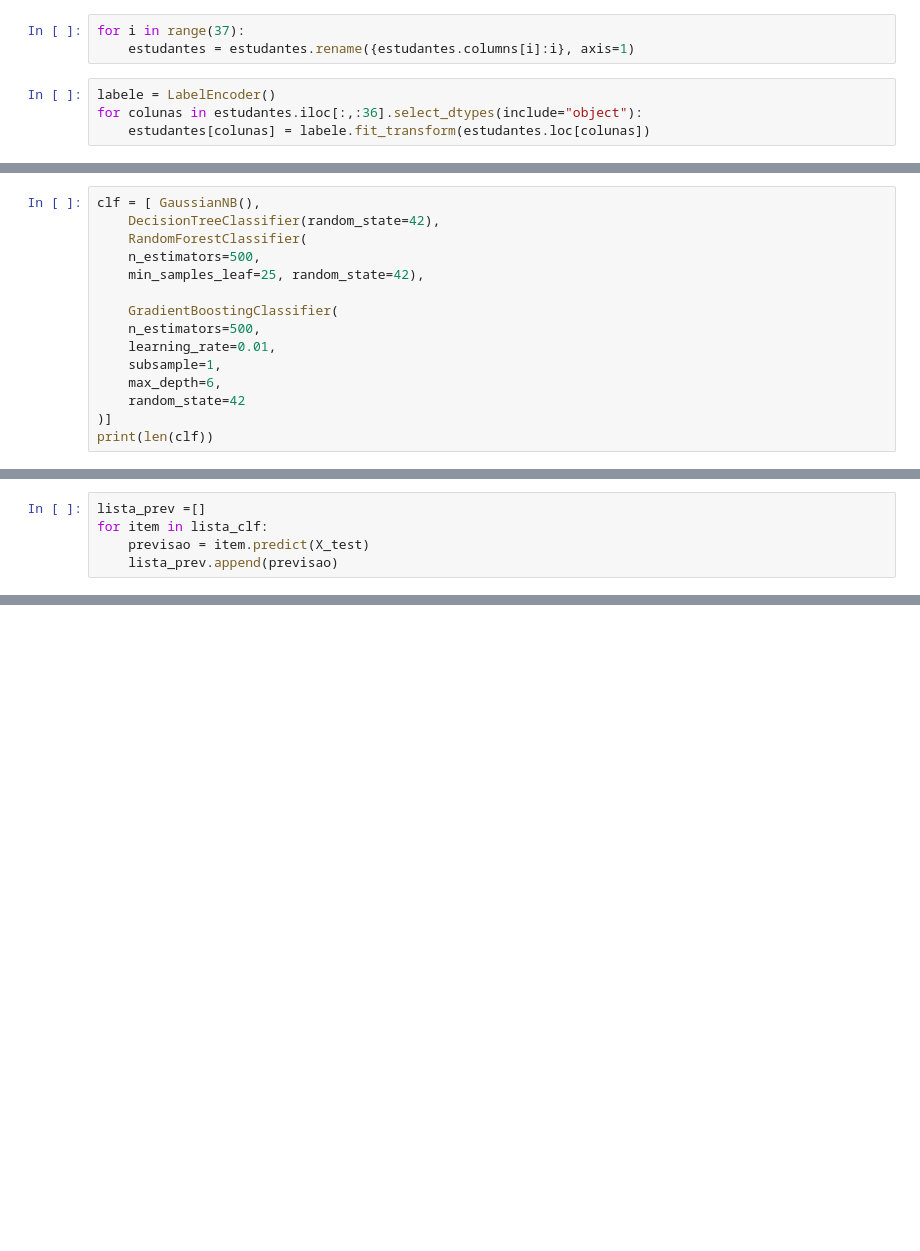
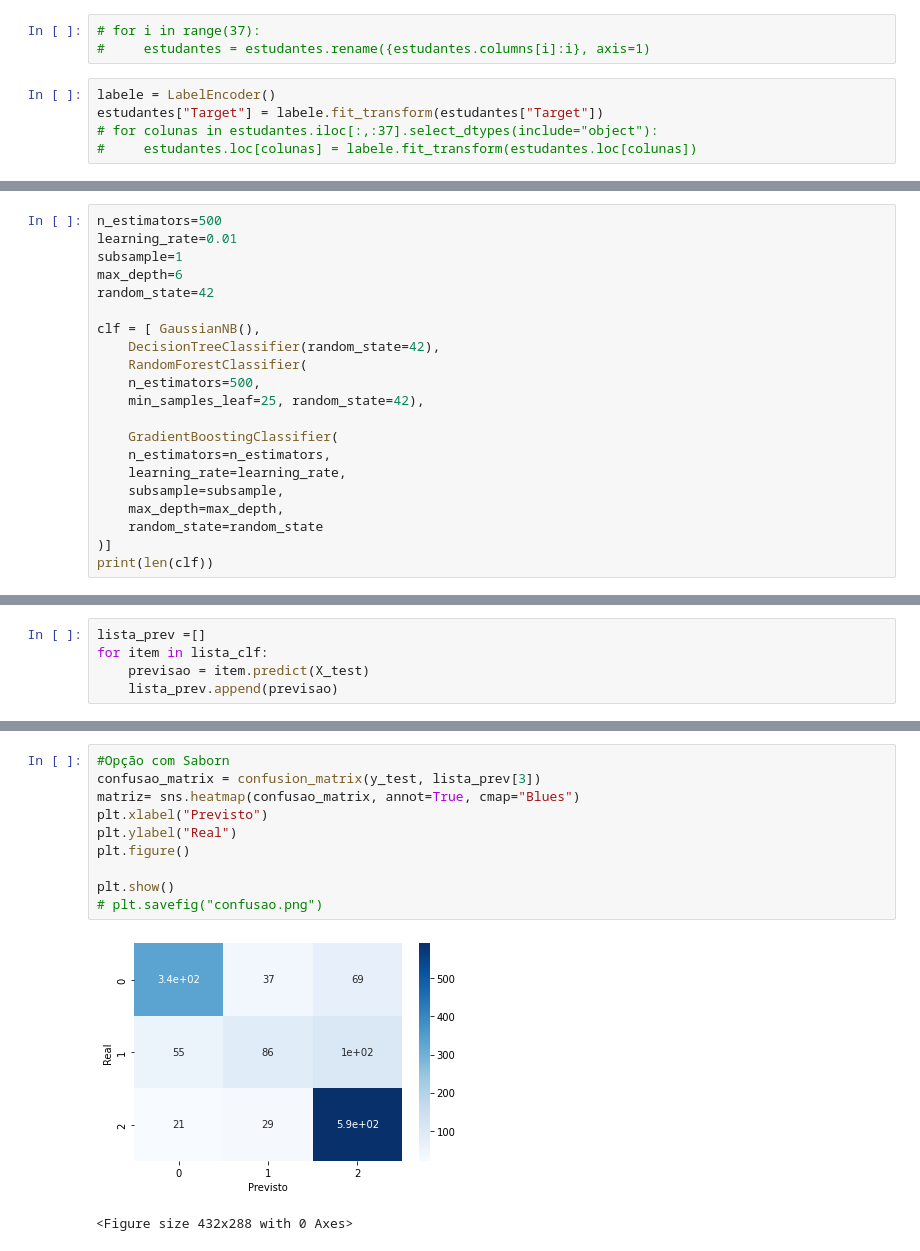
Before and after one commit to AdolfoMatias/MLops, a Jupyter notebook: projeto_estudantes.ipynb, the cells around one changed output, grey strips where cells are left out. Drawn from its saved outputs; the diff is of its cells as text; blank space fills up the shorter version.

```diff
--- a/projeto_estudantes.ipynb
+++ b/projeto_estudantes.ipynb
@@ -45,12 +83,13 @@ estudantes.isnull().sum()
 # %% [markdown]
 #### PREPROCESSAMENTO
 # %%
-for i in range(37):
-    estudantes = estudantes.rename({estudantes.columns[i]:i}, axis=1)
+# for i in range(37):
+#     estudantes = estudantes.rename({estudantes.columns[i]:i}, axis=1)
 # %%
 labele = LabelEncoder()
-for colunas in estudantes.iloc[:,:36].select_dtypes(include="object"):
-    estudantes[colunas] = labele.fit_transform(estudantes.loc[colunas])
+estudantes["Target"] = labele.fit_transform(estudantes["Target"])
+# for colunas in estudantes.iloc[:,:37].select_dtypes(include="object"):
+#     estudantes.loc[colunas] = labele.fit_transform(estudantes.loc[colunas])
 # %%
 #Redimensioando com a Padronização
 padronizar = StandardScaler()
@@ -66,6 +115,12 @@ X_train, X_test, y_train,y_test = train_test_split(previsores, classe, test_size
 # %% [markdown]
 ##### CRIANDO MODELOS
 # %%
+n_estimators=500
+learning_rate=0.01
+subsample=1
+max_depth=6
+random_state=42
+
 clf = [ GaussianNB(),
     DecisionTreeClassifier(random_state=42),
     RandomForestClassifier(
@@ -73,10 +128,10 @@ clf = [ GaussianNB(),
     min_samples_leaf=25, random_state=42),
 
     GradientBoostingClassifier(
-    n_estimators=500,
-    learning_rate=0.01,
-    subsample=1,
-    max_depth=6,
-    random_state=42
+    n_estimators=n_estimators,
+    learning_rate=learning_rate,
+    subsample=subsample,
+    max_depth=max_depth,
+    random_state=random_state
 )]
 print(len(clf))
@@ -102,0 +164,13 @@ for item in lista_prev:
+# %%
+#Opção com Saborn
+confusao_matrix = confusion_matrix(y_test, lista_prev[3])
+matriz= sns.heatmap(confusao_matrix, annot=True, cmap="Blues")
+plt.xlabel("Previsto")
+plt.ylabel("Real")
+plt.figure()
+
+plt.show()
+# plt.savefig("confusao.png")
+# %% [output]
+[figure, added]
+<Figure size 432x288 with 0 Axes>
```
Also changed, not shown: parts of 11 cells of this notebook, 2 other files.
